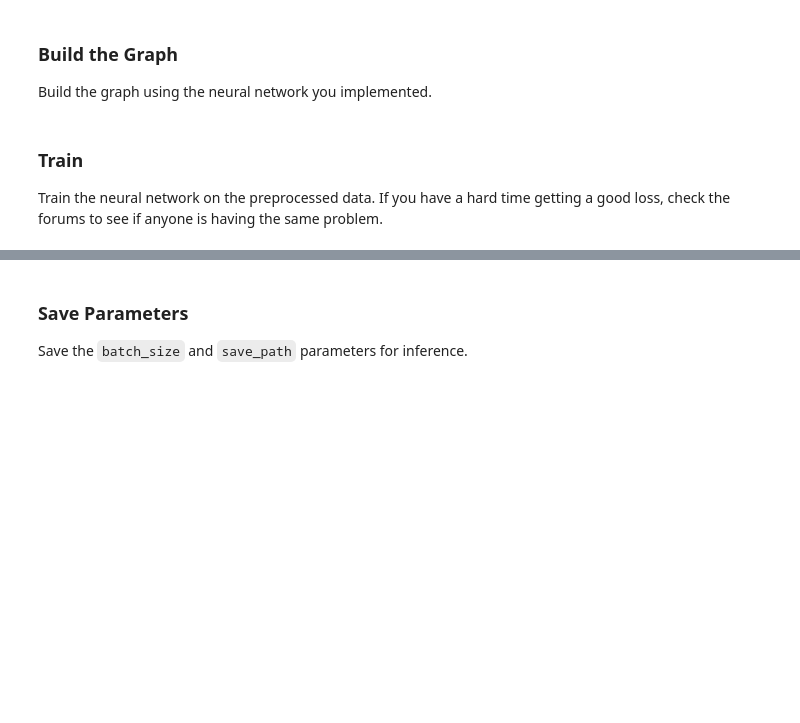
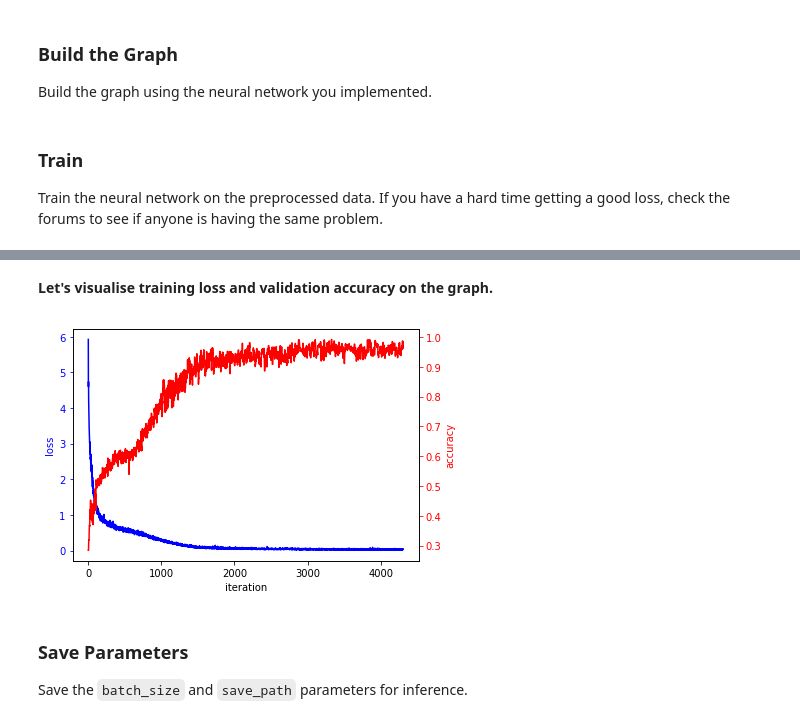
Before and after one commit to dimileeh/deep_learning, a Jupyter notebook: project4/dlnd_language_translation.ipynb, the cells around one changed output, grey strips where cells are left out. Saved outputs shown, nothing was run; the diff lists cells and outputs as text; code cells hidden in the pictures; blank space fills up the shorter version.

```diff
--- a/project4/dlnd_language_translation.ipynb
+++ b/project4/dlnd_language_translation.ipynb
@@ -435,3 +420,25 @@ keep_probability = 0.7
+# %%
+# Note: Model with 3 rnn layers each with 512 LSTM cells, learning rate of 0.001, drop probability of
+# 0.5 and batch size of 1024 performs poorly: loss fluctuates and validation accuracy hardly goes
+# over 60% in 3 epochs.
+# Significantly simplified model with the parameters below performs much better: accuracy goes over 90%
+# in less than 1 epoch. However, this is also quite strange.
+
+# Number of Epochs
+epochs = 2
+# Batch Size
+batch_size = 64
+# RNN Size
+rnn_size = 512
+# Number of Layers
+num_layers = 1
+# Embedding Size
+encoding_embedding_size = 256
+decoding_embedding_size = 256
+# Learning Rate
+learning_rate = 1e-3
+# Dropout Keep Probability
+keep_probability = 0.5
 # %% [markdown]
 ### Build the Graph
 Build the graph using the neural network you implemented.
@@ -501,6 +515,10 @@ train_target = target_int_text[batch_size:]
 valid_source = helper.pad_sentence_batch(source_int_text[:batch_size])
 valid_target = helper.pad_sentence_batch(target_int_text[:batch_size])
 
+iteration = 0
+train_loss = []
+val_accuracy = []
+
 with tf.Session(graph=train_graph) as sess:
     sess.run(tf.global_variables_initializer())
 
@@ -529,6 +547,9 @@ with tf.Session(graph=train_graph) as sess:
             end_time = time.time()
             print('Epoch {:>3} Batch {:>4}/{} - Train Accuracy: {:>6.3f}, Validation Accuracy: {:>6.3f}, Loss: {:>6.3f}'
                   .format(epoch_i, batch_i, len(source_int_text) // batch_size, train_acc, valid_acc, loss))
+            train_loss.append(loss)
+            val_accuracy.append(valid_acc)
+            iteration += 1
 
     # Save Model
     saver = tf.train.Saver()
@@ -555,0 +576,2 @@ KeyboardInterrupt:
+# %% [markdown]
+**Let's visualise training loss and validation accuracy on the graph.**
@@ -556,3 +581,21 @@ KeyboardInterrupt:
+# %%
+fig, ax1 = plt.subplots()
+t = np.linspace(0, iteration, iteration)
+ax1.plot(t, train_loss, 'b-')
+ax1.set_xlabel('iteration')
+# Make the y-axis label, ticks and tick labels match the line color.
+ax1.set_ylabel('loss', color='b')
+ax1.tick_params('y', colors='b')
+
+ax2 = ax1.twinx()
+ax2.plot(t, val_accuracy, 'r-')
+ax2.set_ylabel('accuracy', color='r')
+ax2.tick_params('y', colors='r')
+
+fig.tight_layout()
+plt.show()
+# %% [output]
+[figure, added]
 # %% [markdown]
 ### Save Parameters
 Save the `batch_size` and `save_path` parameters for inference.
```
Also changed, not shown: parts of 6 cells of this notebook, 2 other files.
